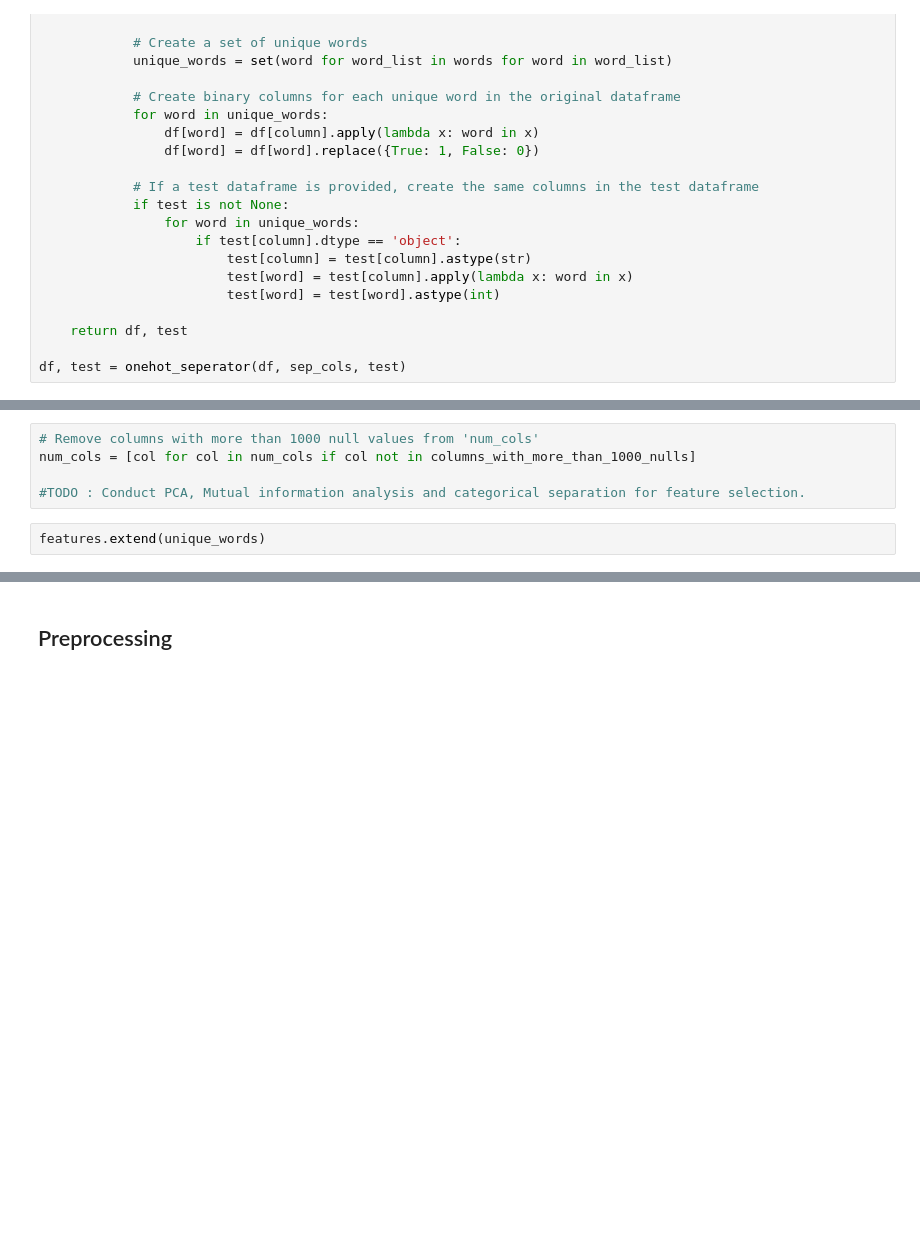
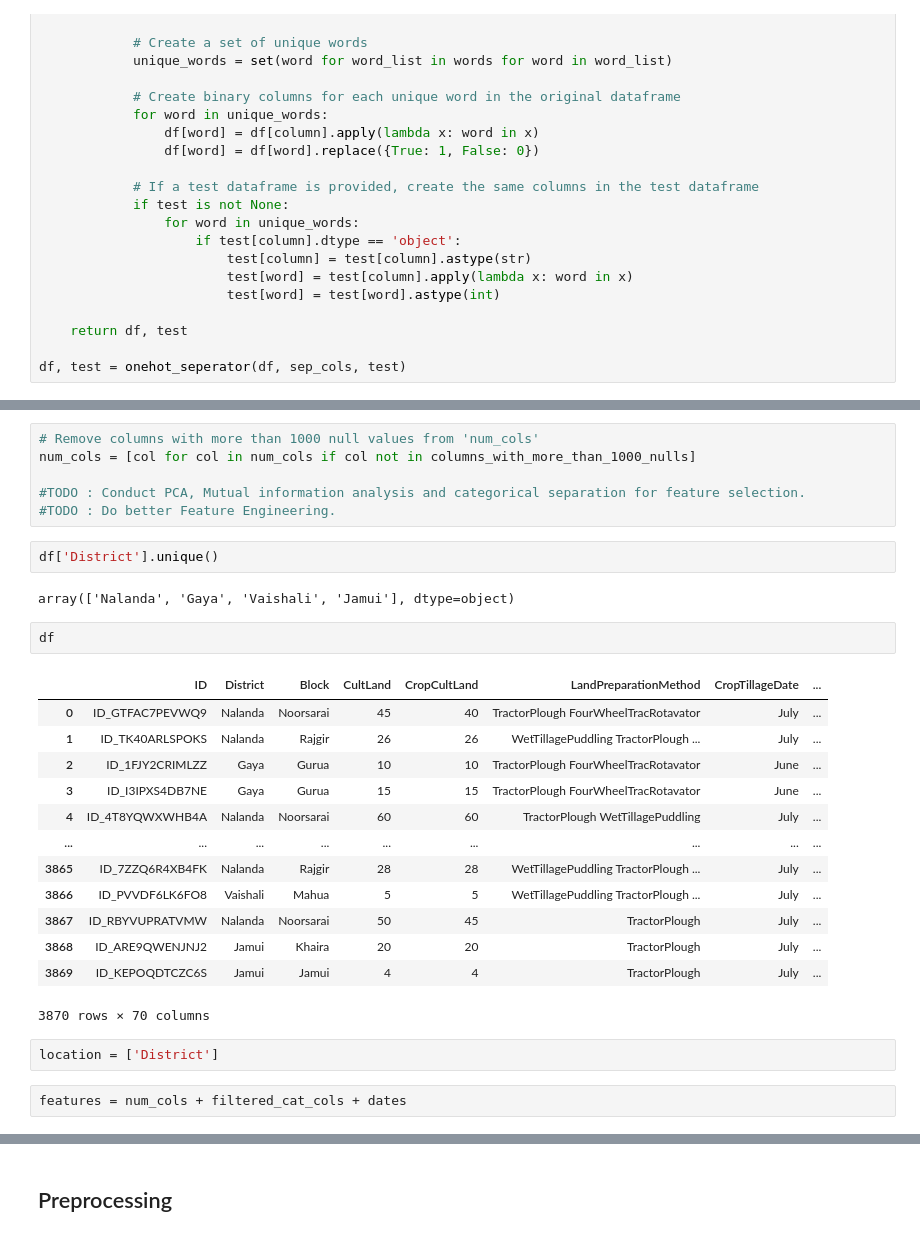
Before and after one commit to donald-okara/Green-Crop-Yield, a Jupyter notebook: data/Analysis_notebook.ipynb, the cells around one changed output, grey strips where cells are left out. Drawn from its saved outputs; the diff is of its cells as text; blank space fills up the shorter version.

```diff
--- a/data/Analysis_notebook.ipynb
+++ b/data/Analysis_notebook.ipynb
@@ -133,5 +285,28 @@ df, test = onehot_seperator(df, sep_cols, test)
 num_cols = [col for col in num_cols if col not in columns_with_more_than_1000_nulls]
 
 #TODO : Conduct PCA, Mutual information analysis and categorical separation for feature selection.
+#TODO : Do better Feature Engineering.
-# %%
-features.extend(unique_words)
+# %%
+df['District'].unique()
+# %% [output]
+array(['Nalanda', 'Gaya', 'Vaishali', 'Jamui'], dtype=object)
+# %%
+df
+# %% [output]
+|  | ID | District | Block | CultLand | CropCultLand | LandPreparationMethod | CropTillageDate | ... |
+| 0 | ID_GTFAC7PEVWQ9 | Nalanda | Noorsarai | 45 | 40 | TractorPlough FourWheelTracRotavator | July | ... |
+| 1 | ID_TK40ARLSPOKS | Nalanda | Rajgir | 26 | 26 | WetTillagePuddling TractorPlough ... | July | ... |
+| 2 | ID_1FJY2CRIMLZZ | Gaya | Gurua | 10 | 10 | TractorPlough FourWheelTracRotavator | June | ... |
+| 3 | ID_I3IPXS4DB7NE | Gaya | Gurua | 15 | 15 | TractorPlough FourWheelTracRotavator | June | ... |
+| 4 | ID_4T8YQWXWHB4A | Nalanda | Noorsarai | 60 | 60 | TractorPlough WetTillagePuddling | July | ... |
+| ... | ... | ... | ... | ... | ... | ... | ... | ... |
+| 3865 | ID_7ZZQ6R4XB4FK | Nalanda | Rajgir | 28 | 28 | WetTillagePuddling TractorPlough ... | July | ... |
+| 3866 | ID_PVVDF6LK6FO8 | Vaishali | Mahua | 5 | 5 | WetTillagePuddling TractorPlough ... | July | ... |
+| 3867 | ID_RBYVUPRATVMW | Nalanda | Noorsarai | 50 | 45 | TractorPlough | July | ... |
+| 3868 | ID_ARE9QWENJNJ2 | Jamui | Khaira | 20 | 20 | TractorPlough | July | ... |
+| 3869 | ID_KEPOQDTCZC6S | Jamui | Jamui | 4 | 4 | TractorPlough | July | ... |
+3870 rows × 70 columns
+# %%
+location = ['District']
+# %%
+features = num_cols + filtered_cat_cols + dates
```
Also changed, not shown: parts of 26 cells of this notebook, 6 other files.
